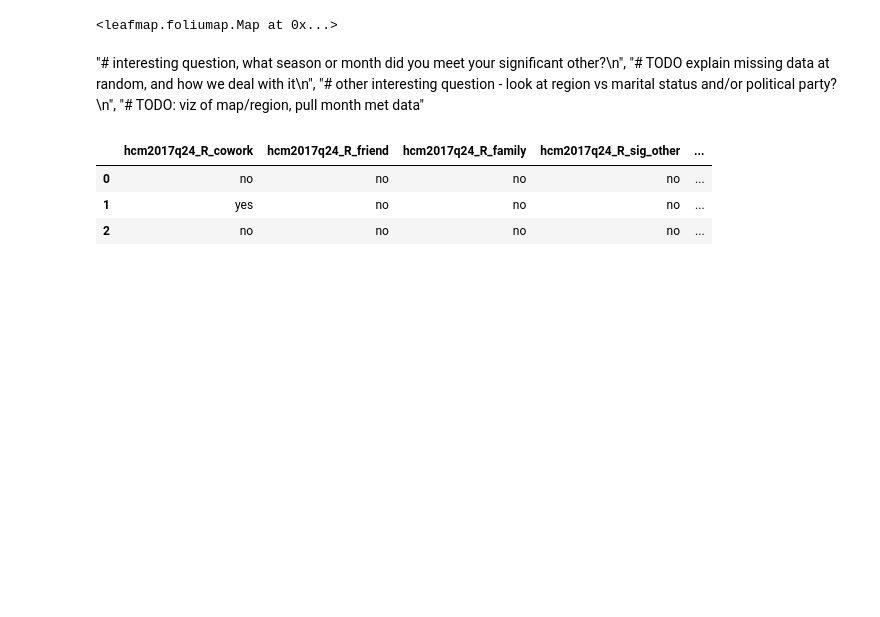
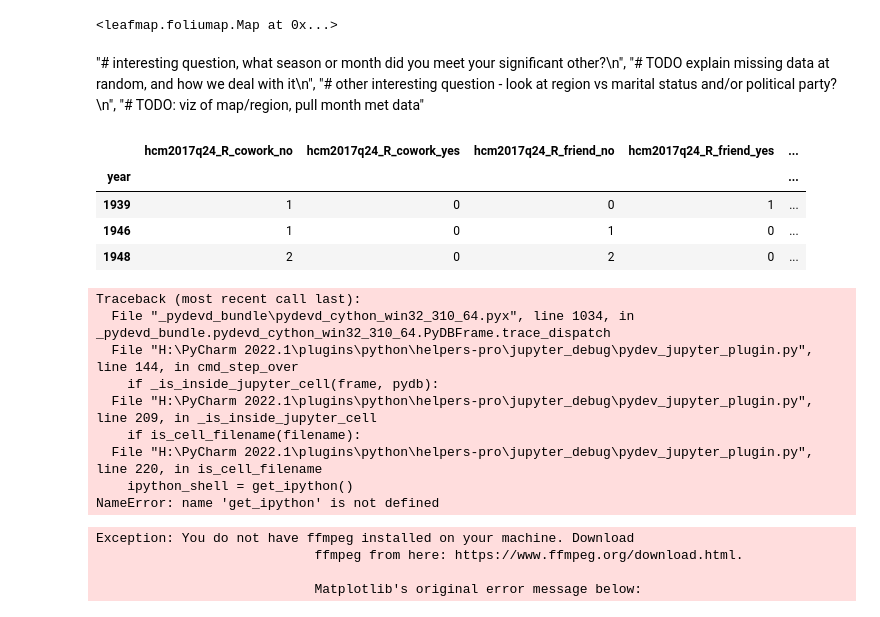
Before and after one commit to hypothetical-lemon/COMP4447-final-project, a Jupyter notebook: final_project.ipynb, the cells around one changed output. Drawn from its saved outputs; the diff is of its cells as text; code cells hidden in the pictures; blank space fills up the shorter version.

Commit message:
added groupby code for bar-chart-race

```diff
--- a/final_project.ipynb
+++ b/final_project.ipynb
@@ -485,18 +485,32 @@ m
 "# other interesting question - look at region vs marital status and/or political party?\n",
 "# TODO: viz of map/region, pull month met data"
 # %%
-#year = df2017['Q21A_2_Year']
-#print(year.head())
-!pip install bar-chart-race
+#!pip install bar-chart-race
 
-import bar-chart-race as bcr
+import bar_chart_race as bcr
 
-how_couples_met_2017 = df2017.loc[:'Q21A_2_Year', 'hcm2017q24_R_cowork':'hcm2017q24_met_online']
+how_couples_met_2017 = df2017.loc[:, 'hcm2017q24_R_cowork':'hcm2017q24_met_online']
+year = df2017['Q21A_Year']
+year = year.rename('year')
+how_couples_met_2017 = how_couples_met_2017.merge(year, left_index=True, right_index=True)
+how_couples_met_2017.dropna(inplace=True)
+how_couples_met_2017 = how_couples_met_2017.set_index('year')
+how_couples_met_2017 = how_couples_met_2017.drop(index=['Refused'])
+how_couples_met_2017 = pd.get_dummies(how_couples_met_2017)
+how_couples_met_2017 = how_couples_met_2017.groupby(['year']).sum()
 how_couples_met_2017.head(3)
-
-# need to transform it as a percentage of a whole
 # %% [output]
-|  | hcm2017q24_R_cowork | hcm2017q24_R_friend | hcm2017q24_R_family | hcm2017q24_R_sig_other | ... |
-| 0 | no | no | no | no | ... |
-| 1 | yes | no | no | no | ... |
-| 2 | no | no | no | no | ... |
+|  | hcm2017q24_R_cowork_no | hcm2017q24_R_cowork_yes | hcm2017q24_R_friend_no | hcm2017q24_R_friend_yes | ... |
+| year |  |  |  |  | ... |
+| 1939 | 1 | 0 | 0 | 1 | ... |
+| 1946 | 1 | 0 | 1 | 0 | ... |
+| 1948 | 2 | 0 | 2 | 0 | ... |
+Traceback (most recent call last):
+  File "_pydevd_bundle\pydevd_cython_win32_310_64.pyx", line 1034, in _pydevd_bundle.pydevd_cython_win32_310_64.PyDBFrame.trace_dispatch
+  File "H:\PyCharm 2022.1\plugins\python\helpers-pro\jupyter_debug\pydev_jupyter_plugin.py", line 144, in cmd_step_over
+    if _is_inside_jupyter_cell(frame, pydb):
+  File "H:\PyCharm 2022.1\plugins\python\helpers-pro\jupyter_debug\pydev_jupyter_plugin.py", line 209, in _is_inside_jupyter_cell
+    if is_cell_filename(filename):
+  File "H:\PyCharm 2022.1\plugins\python\helpers-pro\jupyter_debug\pydev_jupyter_plugin.py", line 220, in is_cell_filename
+    ipython_shell = get_ipython()
+NameError: name 'get_ipython' is not defined
@@ -510,0 +517,19 @@ bcr.bar_chart_race(df=how_couples_met_2017, n_bars=6, sort='desc', title='How Co
+# %%
+# bcr.bar_chart_race(df=how_couples_met_2017_encoded, n_bars=6, sort='desc',
+#                    title='How Couples Met 2017',
+#                    orientation='h',
+#                    fixed_order=False,
+#                    label_bars=True,
+#                    bar_size=.95,
+#                    bar_label_size=7,
+#                    tick_label_size=7,
+#                    period_label={'x': .99, 'y': .25, 'ha': 'right', 'va': 'center'},
+#                    fixed_max=True,
+#                    filename=None)
+race_HTML = bcr.bar_chart_race(df=how_couples_met_2017, sort='desc', figsize=(20,20), orientation='h', filename=None)
+race_HTML
+# %% [output]
+Exception: You do not have ffmpeg installed on your machine. Download
+                            ffmpeg from here: https://www.ffmpeg.org/download.html.
+
+                            Matplotlib's original error message below:
```
Also changed, not shown: parts of 7 cells of this notebook.
